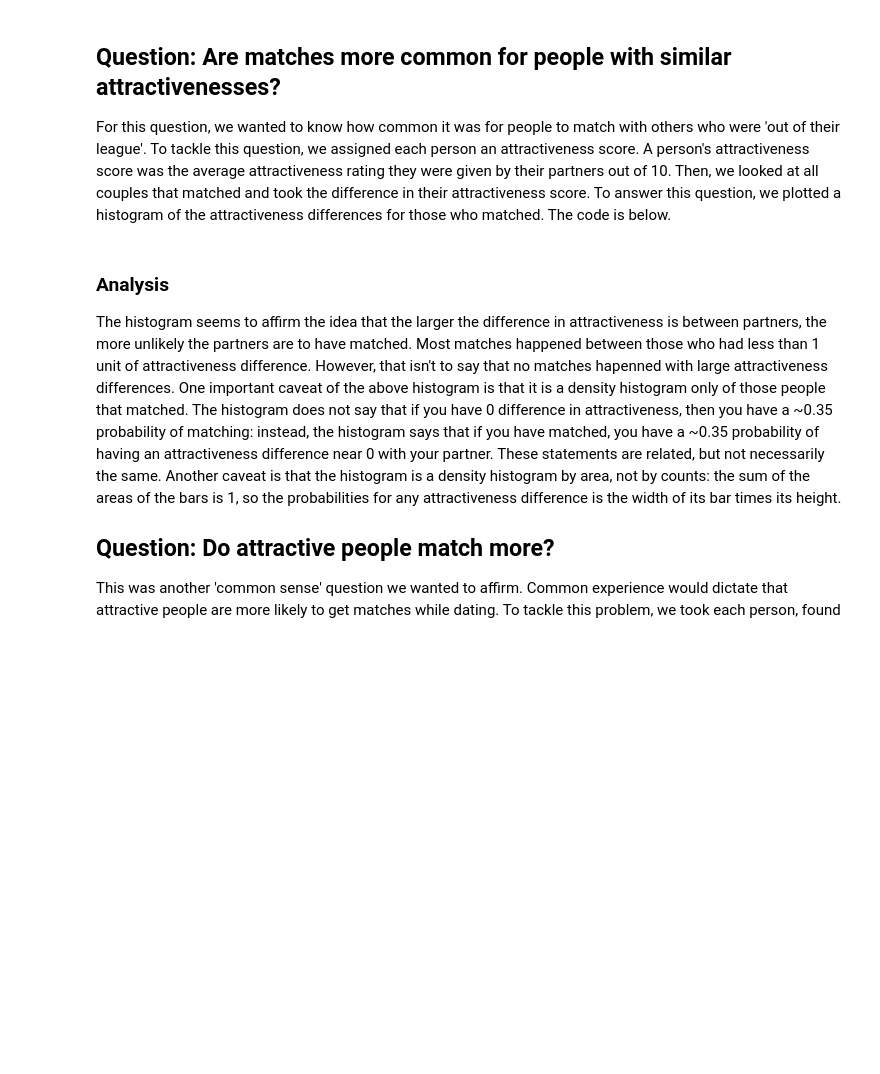
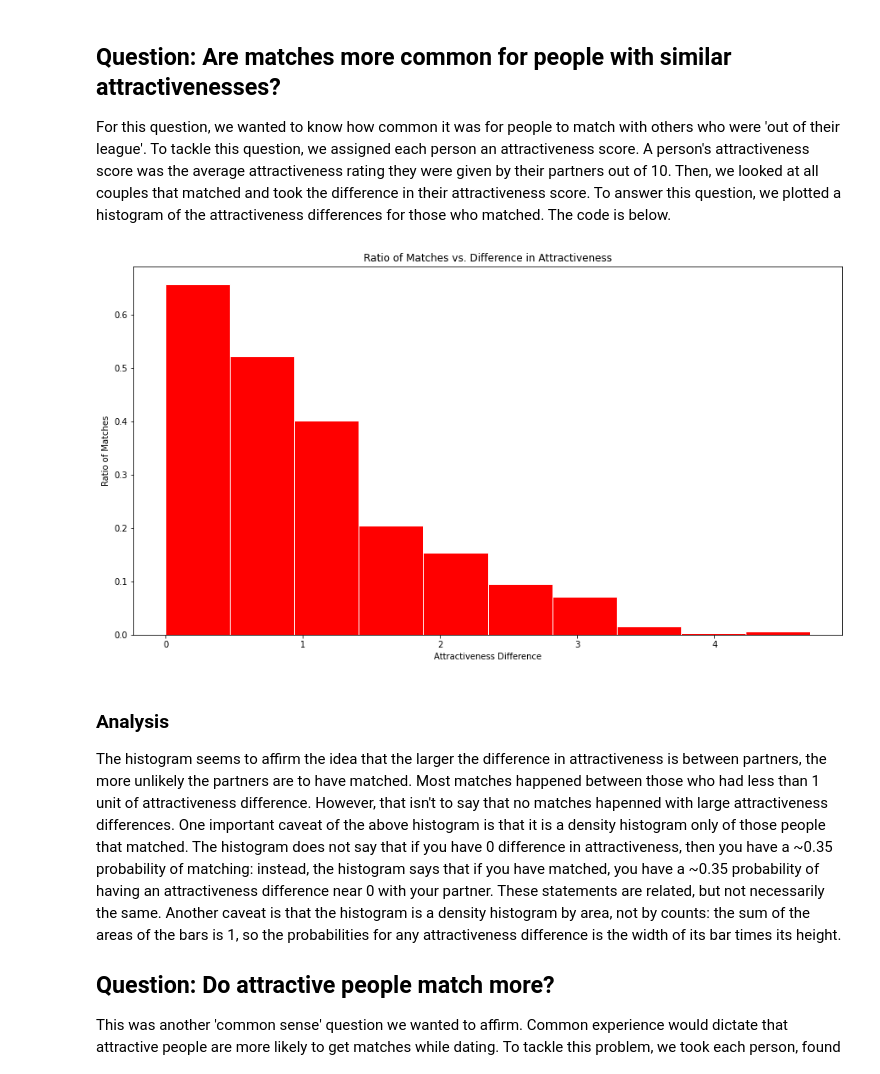
Before and after one commit to Kadekool/Speed-Dating-Exploration, a Jupyter notebook: Speed Dating Jupyter.ipynb, the cells around one changed output. Saved outputs shown, nothing was run; the diff lists cells and outputs as text; code cells hidden in the pictures; blank space fills up the shorter version.

```diff
--- a/Speed Dating Jupyter.ipynb
+++ b/Speed Dating Jupyter.ipynb
@@ -44,8 +36,6 @@ plt.show()
 ## Question: Are matches more common for people with similar attractivenesses?
 For this question, we wanted to know how common it was for people to match with others who were 'out of their league'. To tackle this question, we assigned each person an attractiveness score. A person's attractiveness score was the average attractiveness rating they were given by their partners out of 10. Then, we looked at all couples that matched and took the difference in their attractiveness score. To answer this question, we plotted a histogram of the attractiveness differences for those who matched. The code is below.
 # %%
-iids = pd.unique(df.iid)
-
 # Assigns every unique person (by their iid) an attractiveness score based on the average of what their partners rated them
 personToAttractiveness = {}
 for subjectOfInterest in iids:
@@ -54,33 +44,35 @@ for subjectOfInterest in iids:
 
 # Constructs a dictionary of pairs (tuple of iid and pid) to whether they matched
 pairToDidMatch = {}
 rowsWithPairs = df[df.iid.notna() & df.pid.notna()]
 for iid in iids:
     for pid in rowsWithPairs[rowsWithPairs.iid == iid].pid:
         if (pid, iid) in pairToDidMatch:
             # Asserts that if person A matches with person B, then person B has also matched with person A
             assert rowsWithPairs[(rowsWithPairs.iid == iid) & (rowsWithPairs.pid == pid)].iloc[0].match == pairToDidMatch[(pid, iid)]
             continue
         pairToDidMatch[(iid, pid)] = rowsWithPairs[(rowsWithPairs.iid == iid) & (rowsWithPairs.pid == pid)].iloc[0].match
 
 # Gets all the differences of attractivenesses between people of all pairings and also collects whether the pair matched
 attractivenessDifferences = [abs(personToAttractiveness[pair[0]] - personToAttractiveness[pair[1]]) for pair in pairToDidMatch.keys()]
 correspondingDidMatch = list(pairToDidMatch.values())
 
 # Gets the attractivness difference of people who matched
 attractivenessDifferencesOfMatchers = []
 for i in range(len(correspondingDidMatch)):
     if correspondingDidMatch[i] == 0:
         continue
     attractivenessDifferencesOfMatchers.append(attractivenessDifferences[i])
 
 # Plots a density histogram of people who matched where the bins are of their attractiveness difference
 plt.figure(figsize=FIGURE_SIZE)
 plt.hist(attractivenessDifferencesOfMatchers, density=True, color="red", edgecolor="white")
 plt.title("Ratio of Matches vs. Difference in Attractiveness")
 plt.xlabel("Attractiveness Difference")
 plt.ylabel("Ratio of Matches")
 plt.show()
+# %% [output]
+[figure, added]
 # %% [markdown]
 ### Analysis
 The histogram seems to affirm the idea that the larger the difference in attractiveness is between partners, the more unlikely the partners are to have matched. Most matches happened between those who had less than 1 unit of attractiveness difference. However, that isn't to say that no matches hapenned with large attractiveness differences. One important caveat of the above histogram is that it is a density histogram only of those people that matched. The histogram does not say that if you have 0 difference in attractiveness, then you have a ~0.35 probability of matching: instead, the histogram says that if you have matched, you have a ~0.35 probability of having an attractiveness difference near 0 with your partner. These statements are related, but not necessarily the same. Another caveat is that the histogram is a density histogram by area, not by counts: the sum of the areas of the bars is 1, so the probabilities for any attractiveness difference is the width of its bar times its height.
```
Also changed, not shown: parts of 4 cells of this notebook.
